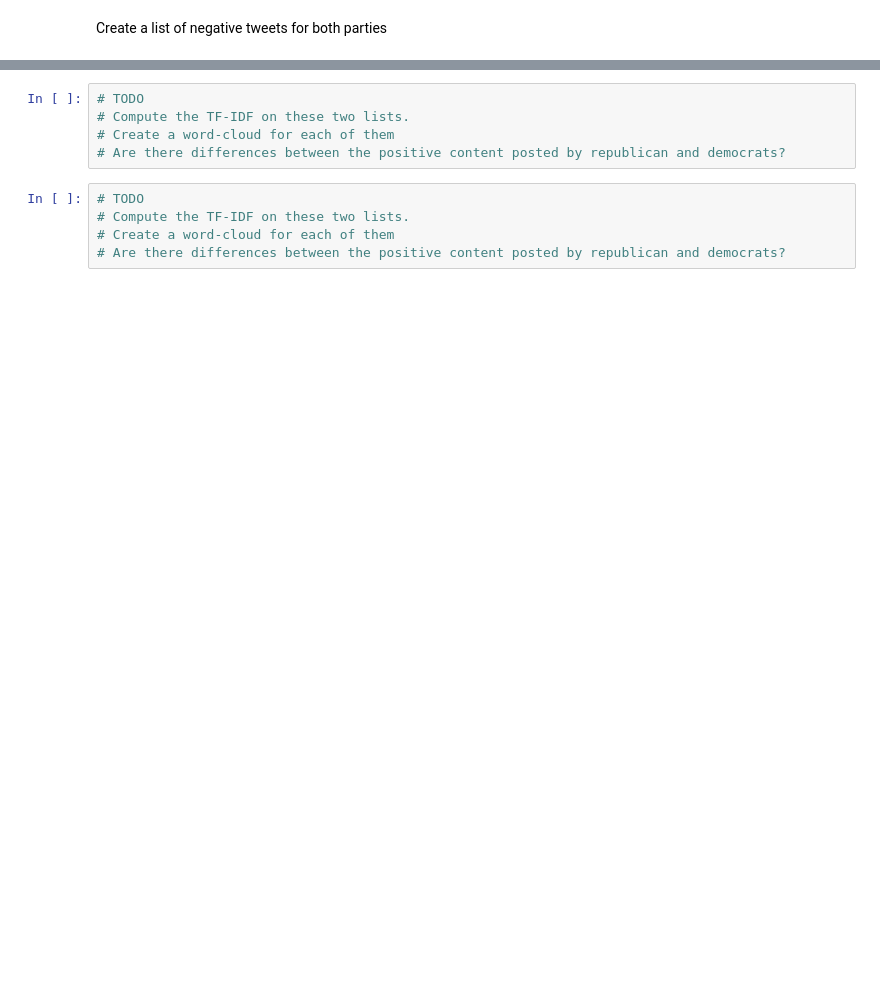
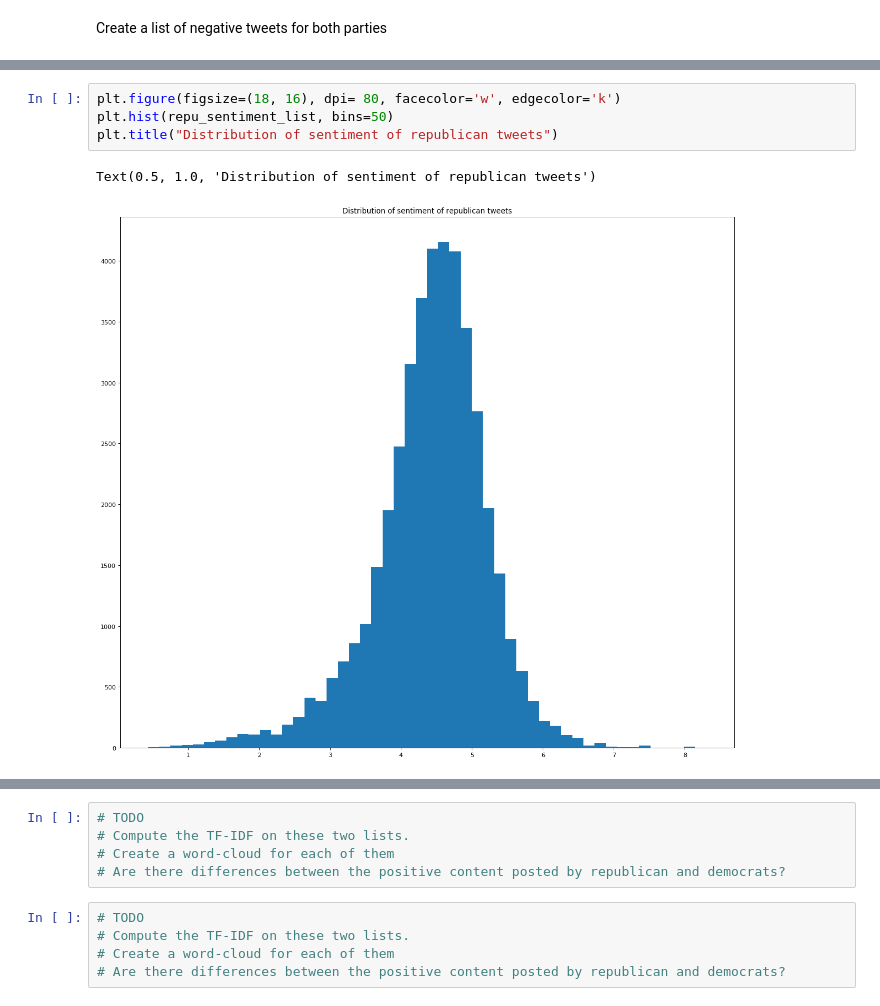
Before and after one commit to LukaAvbreht/Social_graphs, a Jupyter notebook: 02_Assignment/assignment2.ipynb, the cells around one changed output, grey strips where cells are left out. Cells and saved outputs as stored; diff of their text form; blank space fills up the shorter version.

```diff
--- a/02_Assignment/assignment2.ipynb
+++ b/02_Assignment/assignment2.ipynb
@@ -574,0 +731,7 @@ posivie_threshold = all_senti_avrg + 2*all_senti_stdev
+# %%
+plt.figure(figsize=(18, 16), dpi= 80, facecolor='w', edgecolor='k')
+plt.hist(repu_sentiment_list, bins=50)
+plt.title("Distribution of sentiment of republican tweets")
+# %% [output]
+Text(0.5, 1.0, 'Distribution of sentiment of republican tweets')
+[figure, added]
```
Also changed, not shown: parts of 32 cells of this notebook.
